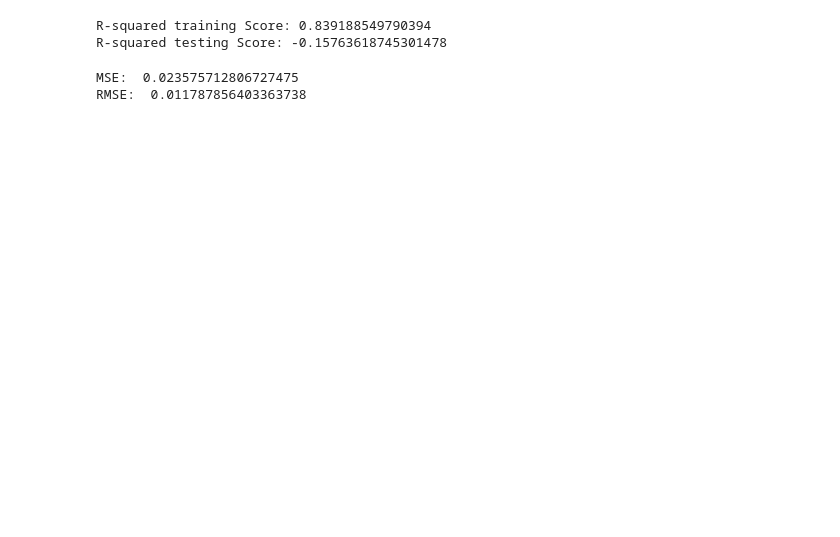
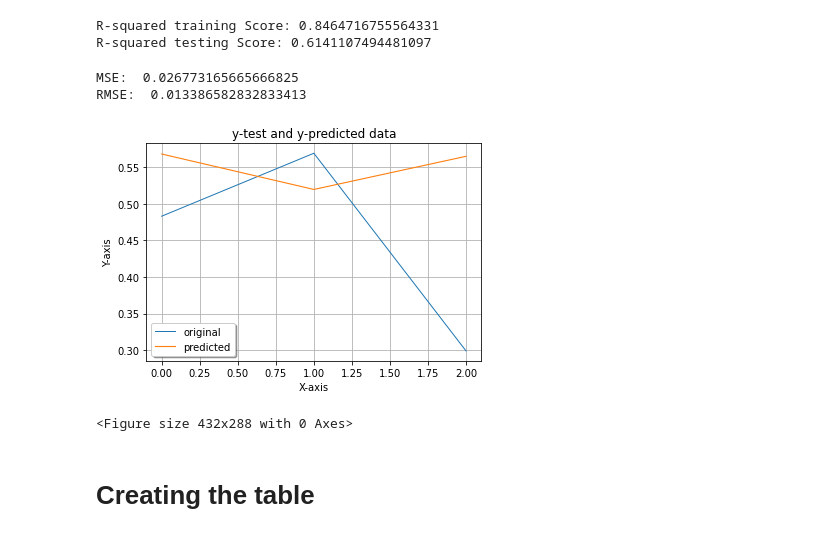
Before and after one commit to almulldreyer/machine-learning-project-4, a Jupyter notebook: main/Random_forest.ipynb, the cells around one changed output. Cells and saved outputs as stored; diff of their text form; code cells hidden in the pictures; blank space fills up the shorter version.

Commit message:
correct data

```diff
--- a/main/Random_forest.ipynb
+++ b/main/Random_forest.ipynb
@@ -73,9 +73,15 @@ df_atl
+# %%
+# Create testing and training data
+train_df = df_bos.drop([0])
+test_df = df_bos.head(3)
 # %%
-X = df_atl.drop('W/L%',axis=1)
-y = df_atl['W/L%']
+X_train = train_df.drop('W/L%',axis=1)
+y_train = train_df['W/L%']
+# %%
+X_test = test_df.drop('W/L%',axis=1)
+y_test = test_df['W/L%']
 # %%
 # Scale the data
-X_train, X_test, y_train, y_test = train_test_split(X, y, random_state=1)
 scaler = StandardScaler().fit(X_train)
 X_train_scaled = scaler.transform(X_train)
 X_test_scaled = scaler.transform(X_test)
@@ -85,8 +91,8 @@ rfr = RandomForestRegressor(random_state=42, n_estimators=1000).fit(X_train_scal
 print(f'R-squared training Score: {rfr.score(X_train_scaled, y_train)}')
 print(f'R-squared testing Score: {rfr.score(X_test_scaled, y_test)}')
 # %% [output]
-R-squared training Score: 0.839188549790394
-R-squared testing Score: -0.15763618745301478
+R-squared training Score: 0.8464716755564331
+R-squared testing Score: 0.6141107494481097
 # %%
 # Test accuracy of prediction model
 y_prediction = rfr.predict(X_test)
@@ -95,5 +101,21 @@ mse = mean_squared_error(y_test, y_prediction)
 print("MSE: ", mse)
 print("RMSE: ", mse*(1/2.0))
 # %% [output]
-MSE:  0.023575712806727475
-RMSE:  0.011787856403363738
+MSE:  0.026773165665666825
+RMSE:  0.013386582832833413
+# %%
+x_ax = range(len(y_test))
+plt.plot(x_ax, y_test, linewidth=1, label="original")
+plt.plot(x_ax, y_prediction, linewidth=1.1, label="predicted")
+plt.title("y-test and y-predicted data")
+plt.xlabel('X-axis')
+plt.ylabel('Y-axis')
+plt.legend(loc='best',fancybox=True, shadow=True)
+plt.grid(True)
+plt.show()
+plt.savefig('bos_graph')
+# %% [output]
+[figure, added]
+<Figure size 432x288 with 0 Axes>
+# %% [markdown]
+# Creating the table
```
Also changed, not shown: parts of 5 cells of this notebook, 33 other files.
